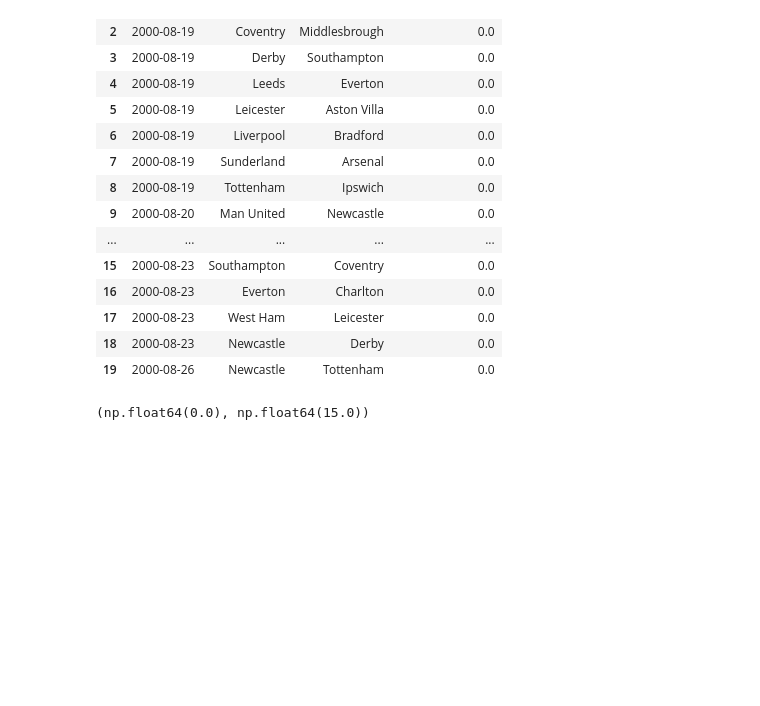
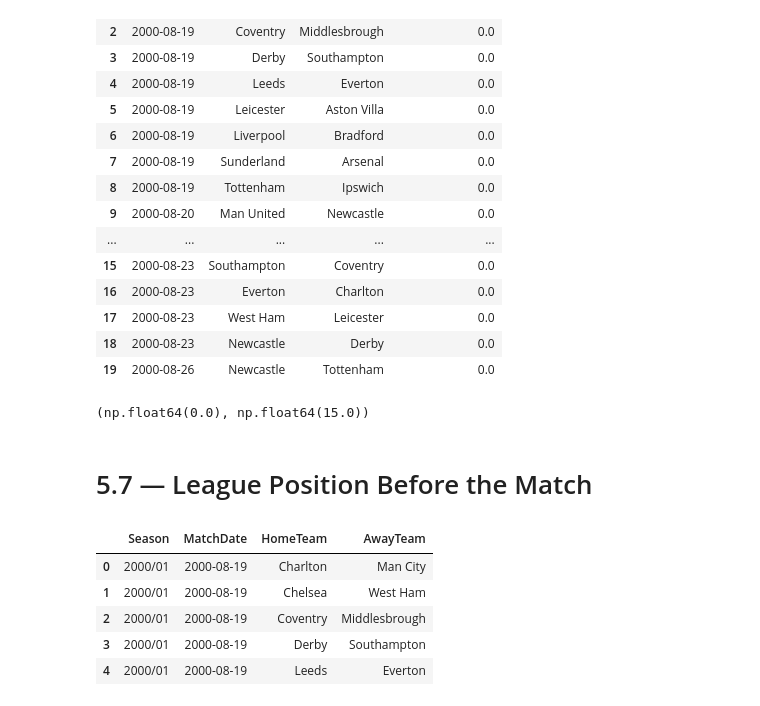
Before and after one commit to avrbt/Prem_League_Prediction, a Jupyter notebook: notebooks/04_feature_engineering.ipynb, the cells around one changed output. Drawn from its saved outputs; the diff is of its cells as text; code cells hidden in the pictures; blank space fills up the shorter version.

```diff
--- a/notebooks/04_feature_engineering.ipynb
+++ b/notebooks/04_feature_engineering.ipynb
@@ -564,3 +564,5 @@ df.to_csv(
     "../data/processed/epl_features_step3.csv",
     index=False
 )
+# %% [markdown]
+# 5.7 — League Position Before the Match
@@ -566,0 +579,9 @@ df.to_csv(
+# %%
+df[["Season", "MatchDate", "HomeTeam", "AwayTeam"]].head()
+# %% [output]
+|  | Season | MatchDate | HomeTeam | AwayTeam |
+| 0 | 2000/01 | 2000-08-19 | Charlton | Man City |
+| 1 | 2000/01 | 2000-08-19 | Chelsea | West Ham |
+| 2 | 2000/01 | 2000-08-19 | Coventry | Middlesbrough |
+| 3 | 2000/01 | 2000-08-19 | Derby | Southampton |
+| 4 | 2000/01 | 2000-08-19 | Leeds | Everton |
```
Also changed, not shown: parts of 7 cells of this notebook, 1 other file.
